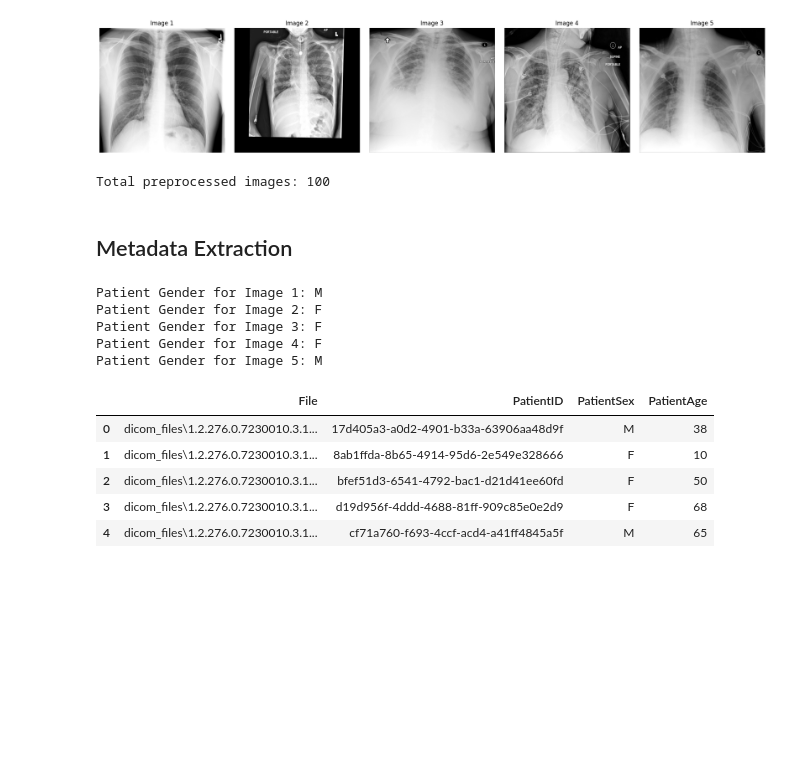
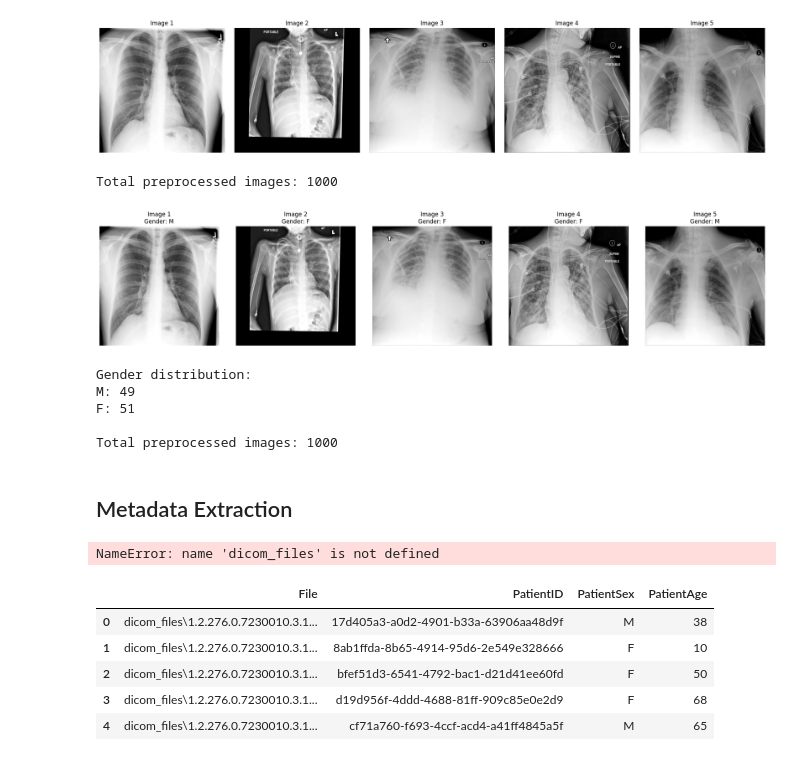
Before and after one commit to alexcri90/Medical-Imaging-DS-Bicocca, a Jupyter notebook: Alter Project_MI.ipynb, the cells around one changed output. Cells and saved outputs as stored; diff of their text form; code cells hidden in the pictures; blank space fills up the shorter version.

```diff
--- a/Alter Project_MI.ipynb
+++ b/Alter Project_MI.ipynb
@@ -29,14 +29,12 @@ def preprocess_dicom(dicom_file):
 preprocessed_images = []
 
 # Preprocess first 100 images
-for i, filename in enumerate(os.listdir(dicom_dir)[:100]):
+for i, filename in enumerate(os.listdir(dicom_dir)[:1000]):
     if filename.endswith(".dcm"):
         file_path = os.path.join(dicom_dir, filename)
         preprocessed_img = preprocess_dicom(file_path)
         preprocessed_images.append(preprocessed_img)
 
-    if i == 99:  # Stop after processing 100 images
-        break
 
 # Display first 5 preprocessed images
 fig, axes = plt.subplots(1, 5, figsize=(20, 4))
@@ -51,7 +49,32 @@ plt.show()
 print(f"Total preprocessed images: {len(preprocessed_images)}")
 # %% [output]
 [figure]
-Total preprocessed images: 100
+Total preprocessed images: 1000
+# %%
+# Display first 5 preprocessed images
+fig, axes = plt.subplots(1, 5, figsize=(20, 4))
+for i, ax in enumerate(axes):
+    ax.imshow(preprocessed_images[i], cmap='gray')
+    ax.axis('off')
+    ax.set_title(f"Image {i+1}\nGender: {genders[i]}")
+
+plt.tight_layout()
+plt.show()
+
+# Count and display gender distribution
+gender_counts = Counter(genders)
+print("Gender distribution:")
+for gender, count in gender_counts.items():
+    print(f"{gender}: {count}")
+
+print(f"\nTotal preprocessed images: {len(preprocessed_images)}")
+# %% [output]
+[figure, added]
+Gender distribution:
+M: 49
+F: 51
+
+Total preprocessed images: 1000
 # %% [markdown]
 ## Metadata Extraction
 # %%
@@ -87,11 +110,7 @@ for dicom_file in dicom_files:
 for i, gender in enumerate(patient_genders[:5]):
     print(f'Patient Gender for Image {i+1}: {gender}')
 # %% [output]
-Patient Gender for Image 1: M
-Patient Gender for Image 2: F
-Patient Gender for Image 3: F
-Patient Gender for Image 4: F
-Patient Gender for Image 5: M
+NameError: name 'dicom_files' is not defined
 # %%
 import pandas as pd
 
```
Also changed, not shown: 1 other file.
